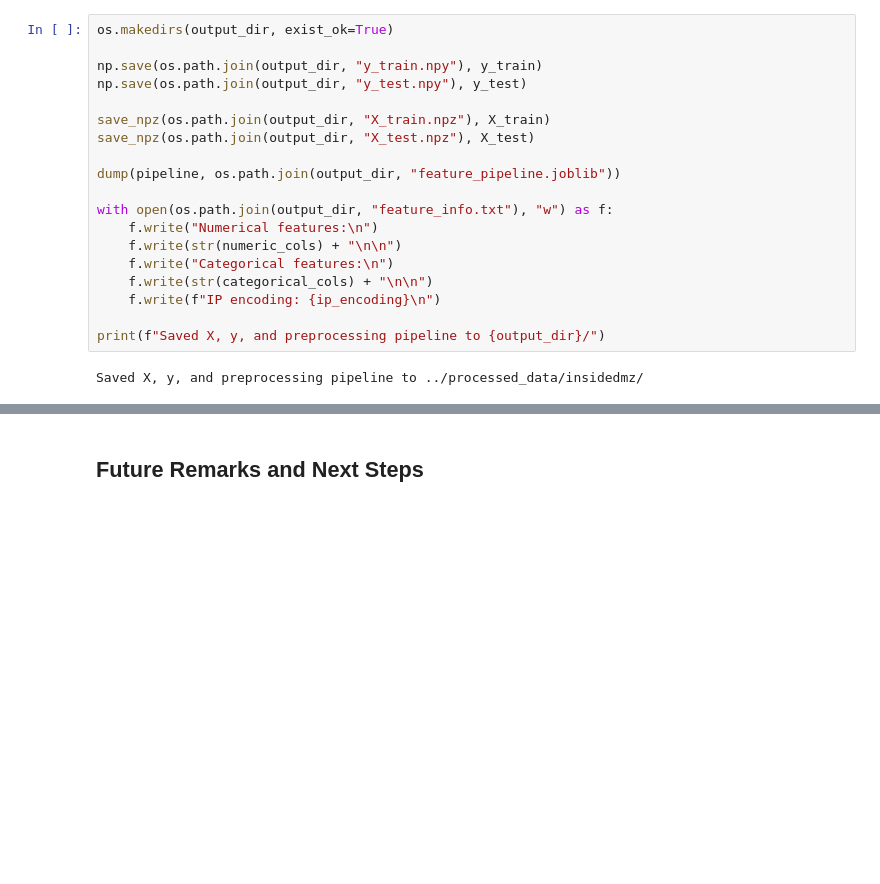
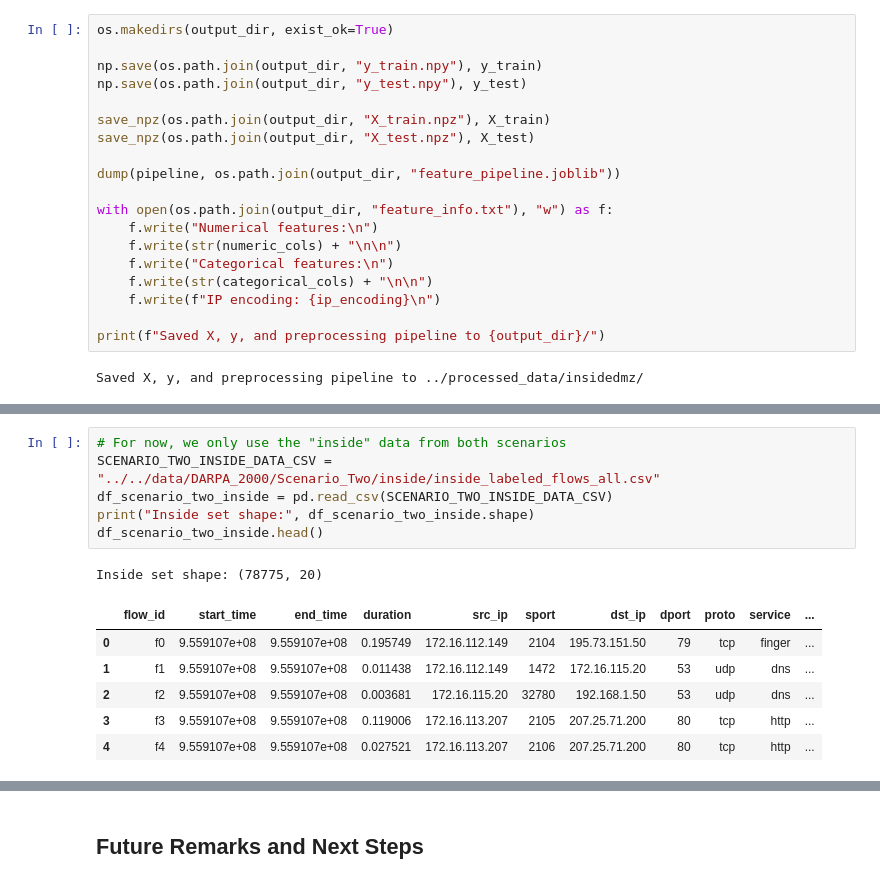
Before and after one commit to sofiaburkow/DeepChronos, a Jupyter notebook: experiments/features/prepare_data.ipynb, the cells around one changed output, grey strips where cells are left out. Saved outputs shown, nothing was run; the diff lists cells and outputs as text; blank space fills up the shorter version.

Commit message:
Scenario two inside data

```diff
--- a/experiments/features/prepare_data.ipynb
+++ b/experiments/features/prepare_data.ipynb
@@ -362,0 +384,14 @@ Saved X, y, and preprocessing pipeline to ../processed_data/insidedmz/
+# %%
+# For now, we only use the "inside" data from both scenarios
+SCENARIO_TWO_INSIDE_DATA_CSV = "../../data/DARPA_2000/Scenario_Two/inside/inside_labeled_flows_all.csv"
+df_scenario_two_inside = pd.read_csv(SCENARIO_TWO_INSIDE_DATA_CSV)
+print("Inside set shape:", df_scenario_two_inside.shape)
+df_scenario_two_inside.head()
+# %% [output]
+Inside set shape: (78775, 20)
+|  | flow_id | start_time | end_time | duration | src_ip | sport | dst_ip | dport | proto | service | ... |
+| 0 | f0 | 9.559107e+08 | 9.559107e+08 | 0.195749 | 172.16.112.149 | 2104 | 195.73.151.50 | 79 | tcp | finger | ... |
+| 1 | f1 | 9.559107e+08 | 9.559107e+08 | 0.011438 | 172.16.112.149 | 1472 | 172.16.115.20 | 53 | udp | dns | ... |
+| 2 | f2 | 9.559107e+08 | 9.559107e+08 | 0.003681 | 172.16.115.20 | 32780 | 192.168.1.50 | 53 | udp | dns | ... |
+| 3 | f3 | 9.559107e+08 | 9.559107e+08 | 0.119006 | 172.16.113.207 | 2105 | 207.25.71.200 | 80 | tcp | http | ... |
+| 4 | f4 | 9.559107e+08 | 9.559107e+08 | 0.027521 | 172.16.113.207 | 2106 | 207.25.71.200 | 80 | tcp | http | ... |
```
Also changed, not shown: parts of 13 cells of this notebook, 6 other files.
